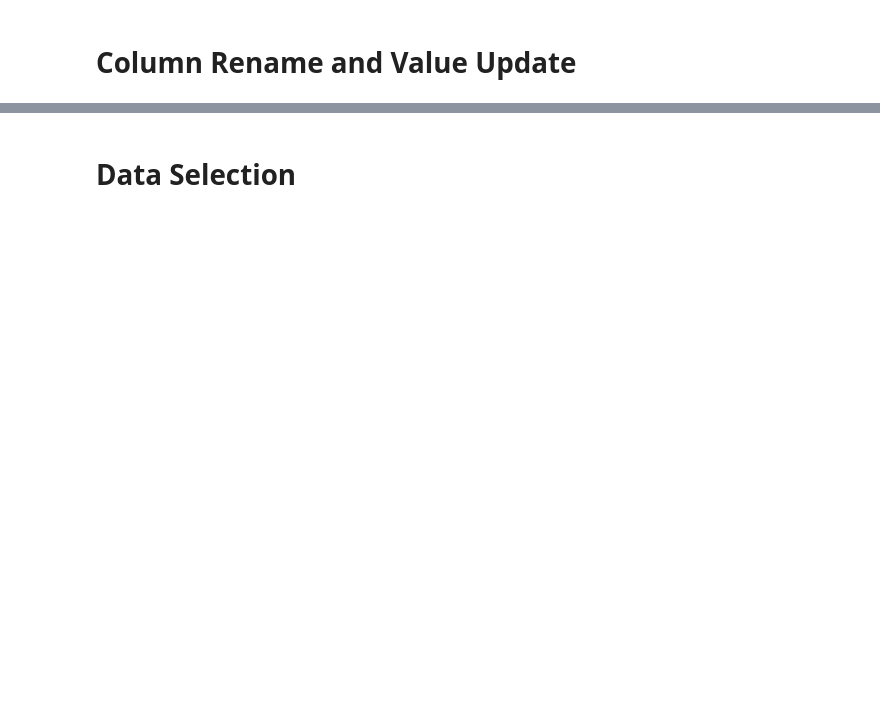
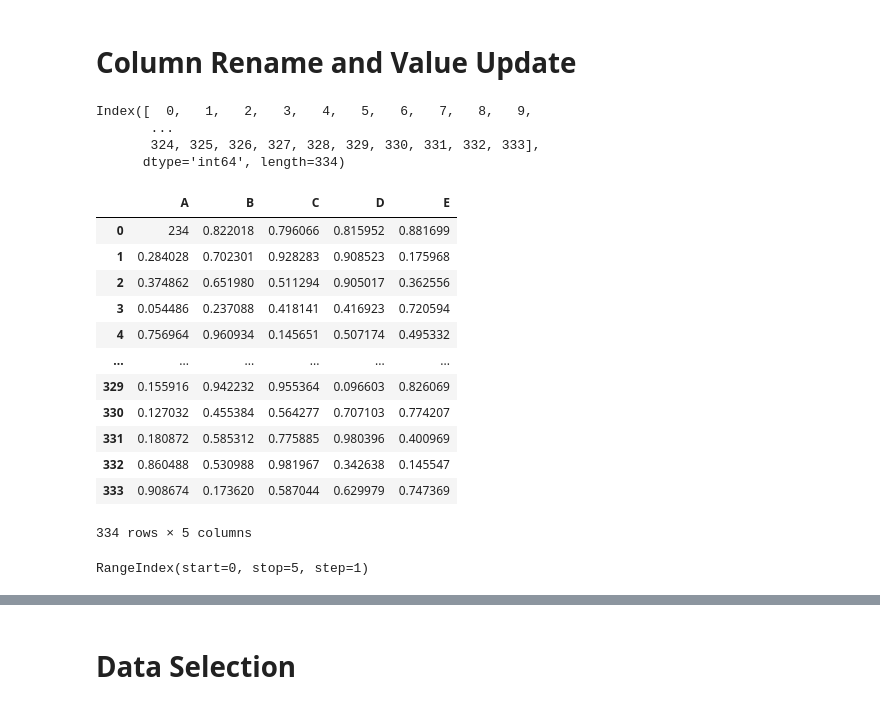
Before and after one commit to ahadsts9901/data-science-with-python, a Jupyter notebook: 02.pandas/phase_02.ipynb, the cells around one changed output, grey strips where cells are left out. Cells and saved outputs as stored; diff of their text form; code cells hidden in the pictures; blank space fills up the shorter version.

```diff
--- a/02.pandas/phase_02.ipynb
+++ b/02.pandas/phase_02.ipynb
@@ -31,5 +112,35 @@ desc_sorted = df.sort_index(axis=0, ascending=False)
 # %% [markdown]
 # Column Rename and Value Update
+# %%
+
+_index = df.index
+_index
+# %% [output]
+Index([  0,   1,   2,   3,   4,   5,   6,   7,   8,   9,
+       ...
+       324, 325, 326, 327, 328, 329, 330, 331, 332, 333],
+      dtype='int64', length=334)
 # %%
 df.columns = list("ABCDE")
 df.loc[0, "A"] = 234
+df
+# %% [output]
+|  | A | B | C | D | E |
+| 0 | 234 | 0.822018 | 0.796066 | 0.815952 | 0.881699 |
+| 1 | 0.284028 | 0.702301 | 0.928283 | 0.908523 | 0.175968 |
+| 2 | 0.374862 | 0.651980 | 0.511294 | 0.905017 | 0.362556 |
+| 3 | 0.054486 | 0.237088 | 0.418141 | 0.416923 | 0.720594 |
+| 4 | 0.756964 | 0.960934 | 0.145651 | 0.507174 | 0.495332 |
+| ... | ... | ... | ... | ... | ... |
+| 329 | 0.155916 | 0.942232 | 0.955364 | 0.096603 | 0.826069 |
+| 330 | 0.127032 | 0.455384 | 0.564277 | 0.707103 | 0.774207 |
+| 331 | 0.180872 | 0.585312 | 0.775885 | 0.980396 | 0.400969 |
+| 332 | 0.860488 | 0.530988 | 0.981967 | 0.342638 | 0.145547 |
+| 333 | 0.908674 | 0.173620 | 0.587044 | 0.629979 | 0.747369 |
+334 rows × 5 columns
+# %%
+
+columns = df.columns
+columns
+# %% [output]
+RangeIndex(start=0, stop=5, step=1)
```
Also changed, not shown: parts of 21 cells of this notebook, 14 other files.
